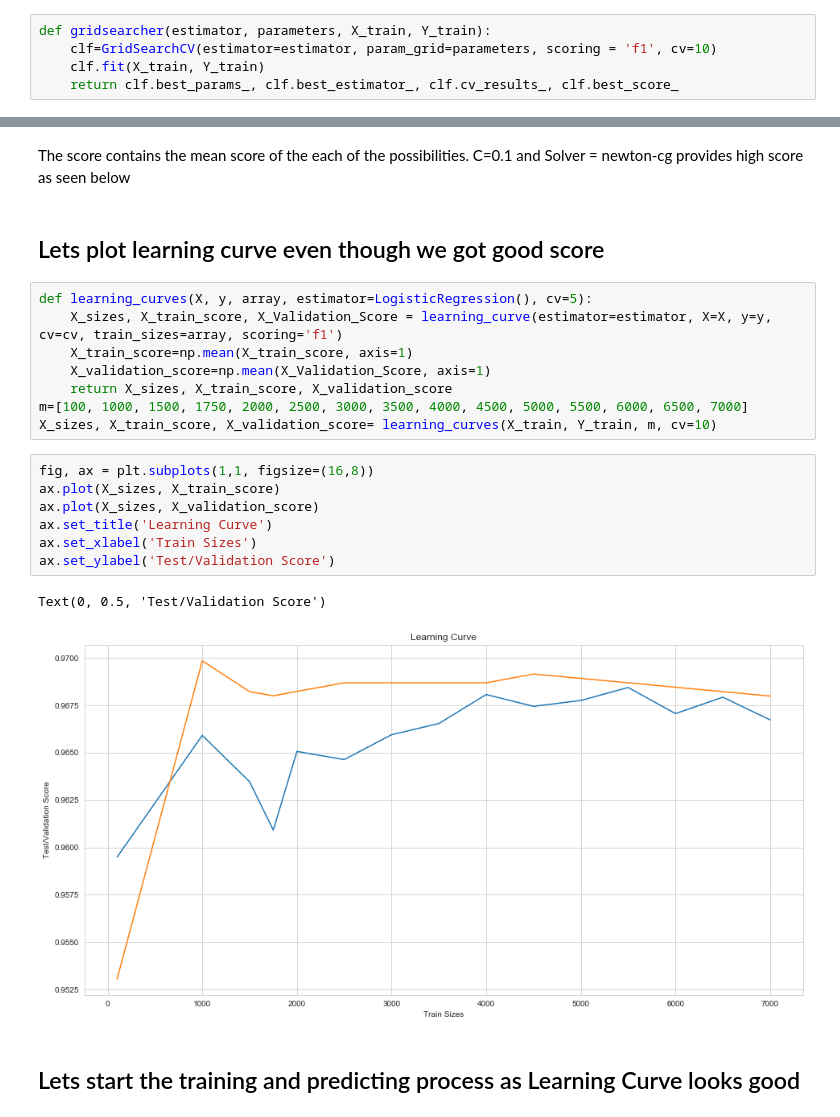
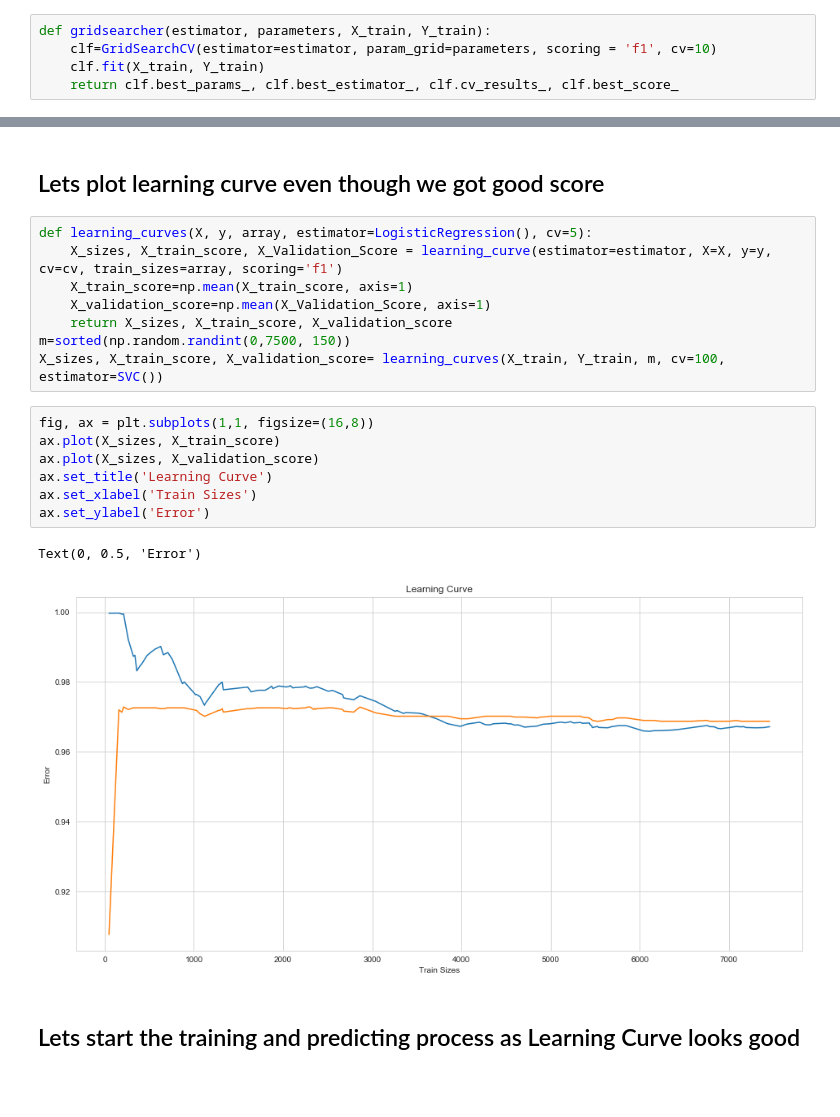
Before and after one commit to JohnPravin97/Occupancy-Detection-Machine-Learning, a Jupyter notebook: Occupancy Detection Using Machine Learning .ipynb, the cells around one changed output, grey strips where cells are left out. Drawn from its saved outputs; the diff is of its cells as text; blank space fills up the shorter version.

```diff
--- a/Occupancy Detection Using Machine Learning .ipynb
+++ b/Occupancy Detection Using Machine Learning .ipynb
@@ -158,5 +158,3 @@ for estimator, parameters in zip(all_estimator, all_parameters):
-# %% [markdown]
-The score contains the mean score of the each of the possibilities. C=0.1 and Solver = newton-cg provides high score as seen below
 # %% [markdown]
 ## Lets plot learning curve even though we got good score
 # %%
@@ -165,18 +163,18 @@ def learning_curves(X, y, array, estimator=LogisticRegression(), cv=5):
     X_train_score=np.mean(X_train_score, axis=1)
     X_validation_score=np.mean(X_Validation_Score, axis=1)
     return X_sizes, X_train_score, X_validation_score
-m=[100, 1000, 1500, 1750, 2000, 2500, 3000, 3500, 4000, 4500, 5000, 5500, 6000, 6500, 7000]
-X_sizes, X_train_score, X_validation_score= learning_curves(X_train, Y_train, m, cv=10)
+m=sorted(np.random.randint(0,7500, 150))
+X_sizes, X_train_score, X_validation_score= learning_curves(X_train, Y_train, m, cv=100, estimator=SVC())
 # %%
 fig, ax = plt.subplots(1,1, figsize=(16,8))
 ax.plot(X_sizes, X_train_score)
 ax.plot(X_sizes, X_validation_score)
 ax.set_title('Learning Curve')
 ax.set_xlabel('Train Sizes')
-ax.set_ylabel('Test/Validation Score')
+ax.set_ylabel('Error')
 # %% [output]
-Text(0, 0.5, 'Test/Validation Score')
+Text(0, 0.5, 'Error')
-[figure, old version]
+[figure, new version]
 # %% [markdown]
 ## Lets start the training and predicting process as Learning Curve looks good
 # %% [markdown]
```
Also changed, not shown: parts of 7 cells of this notebook.
